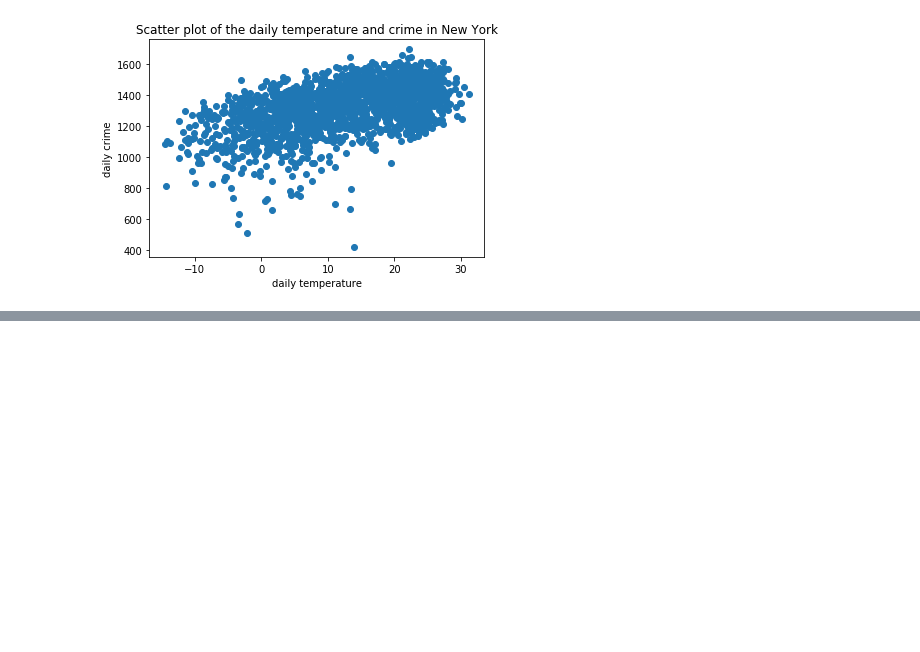
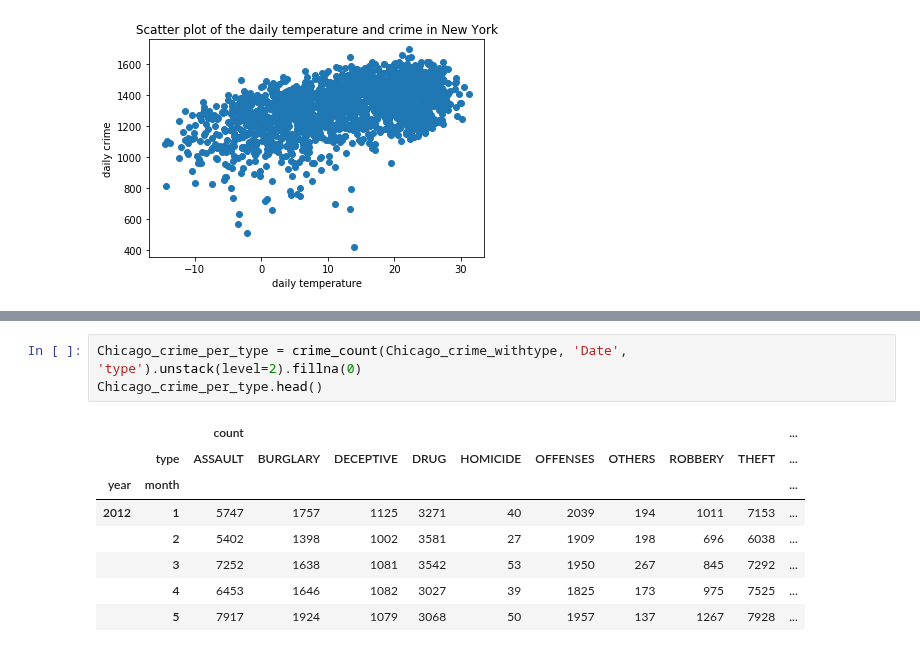
Before and after one commit to AprilW048/Final_Project, a Jupyter notebook: Weatherindex_and_Crime.ipynb, the cells around one changed output, grey strips where cells are left out. Drawn from its saved outputs; the diff is of its cells as text; blank space fills up the shorter version.

```diff
--- a/Weatherindex_and_Crime.ipynb
+++ b/Weatherindex_and_Crime.ipynb
@@ -796,0 +808,12 @@ Warnings:
+# %%
+Chicago_crime_per_type = crime_count(Chicago_crime_withtype, 'Date', 'type').unstack(level=2).fillna(0)
+Chicago_crime_per_type.head()
+# %% [output]
+|  |  | count |  |  |  |  |  |  |  |  | ... |
+|  | type | ASSAULT | BURGLARY | DECEPTIVE | DRUG | HOMICIDE | OFFENSES | OTHERS | ROBBERY | THEFT | ... |
+| year | month |  |  |  |  |  |  |  |  |  | ... |
+| 2012 | 1 | 5747 | 1757 | 1125 | 3271 | 40 | 2039 | 194 | 1011 | 7153 | ... |
+|  | 2 | 5402 | 1398 | 1002 | 3581 | 27 | 1909 | 198 | 696 | 6038 | ... |
+|  | 3 | 7252 | 1638 | 1081 | 3542 | 53 | 1950 | 267 | 845 | 7292 | ... |
+|  | 4 | 6453 | 1646 | 1082 | 3027 | 39 | 1825 | 173 | 975 | 7525 | ... |
+|  | 5 | 7917 | 1924 | 1079 | 3068 | 50 | 1957 | 137 | 1267 | 7928 | ... |
```
Also changed, not shown: parts of 40 cells of this notebook.
